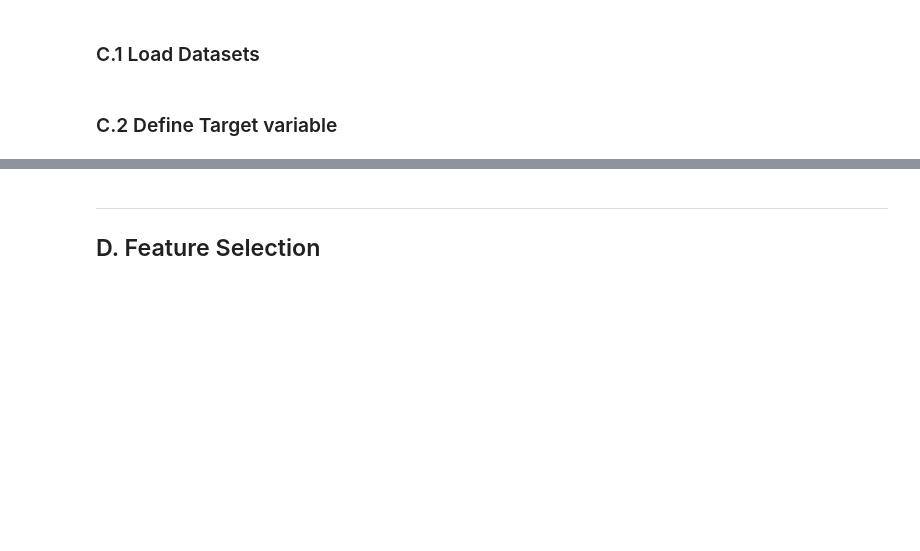
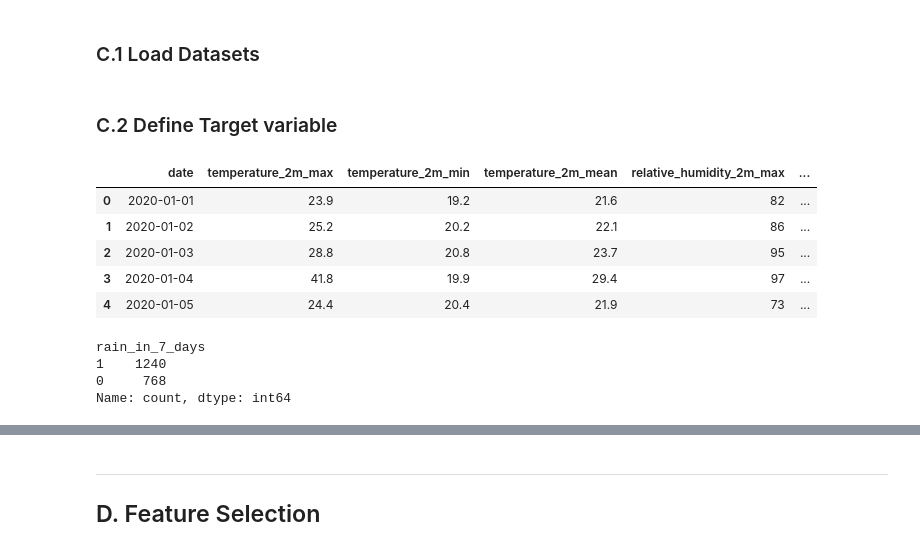
Before and after one commit to afraz-rupak/weather_forecast, a Jupyter notebook: notebooks/36120-25SP-AT2-student_id-experiment_rain.ipynb, the cells around one changed output, grey strips where cells are left out. Saved outputs shown, nothing was run; the diff lists cells and outputs as text; code cells hidden in the pictures; blank space fills up the shorter version.

```diff
--- a/notebooks/36120-25SP-AT2-student_id-experiment_rain.ipynb
+++ b/notebooks/36120-25SP-AT2-student_id-experiment_rain.ipynb
@@ -87,3 +103,11 @@ print_tile(size="h3", key='stakeholders_expectations_explanations', value=stakeh
 ### C.2 Define Target variable
 # %%
 # <Student to fill this section>
+daily_df.head()
+# %% [output]
+|  | date | temperature_2m_max | temperature_2m_min | temperature_2m_mean | relative_humidity_2m_max | ... |
+| 0 | 2020-01-01 | 23.9 | 19.2 | 21.6 | 82 | ... |
+| 1 | 2020-01-02 | 25.2 | 20.2 | 22.1 | 86 | ... |
+| 2 | 2020-01-03 | 28.8 | 20.8 | 23.7 | 95 | ... |
+| 3 | 2020-01-04 | 41.8 | 19.9 | 29.4 | 97 | ... |
+| 4 | 2020-01-05 | 24.4 | 20.4 | 21.9 | 73 | ... |
@@ -94,0 +114,7 @@ Explain the rationale on the definition of the target variable according to your
+# %%
+daily_df['rain_in_7_days'].value_counts()
+# %% [output]
+rain_in_7_days
+1    1240
+0     768
+Name: count, dtype: int64
```
Also changed, not shown: parts of 84 cells of this notebook, 13 other files.
